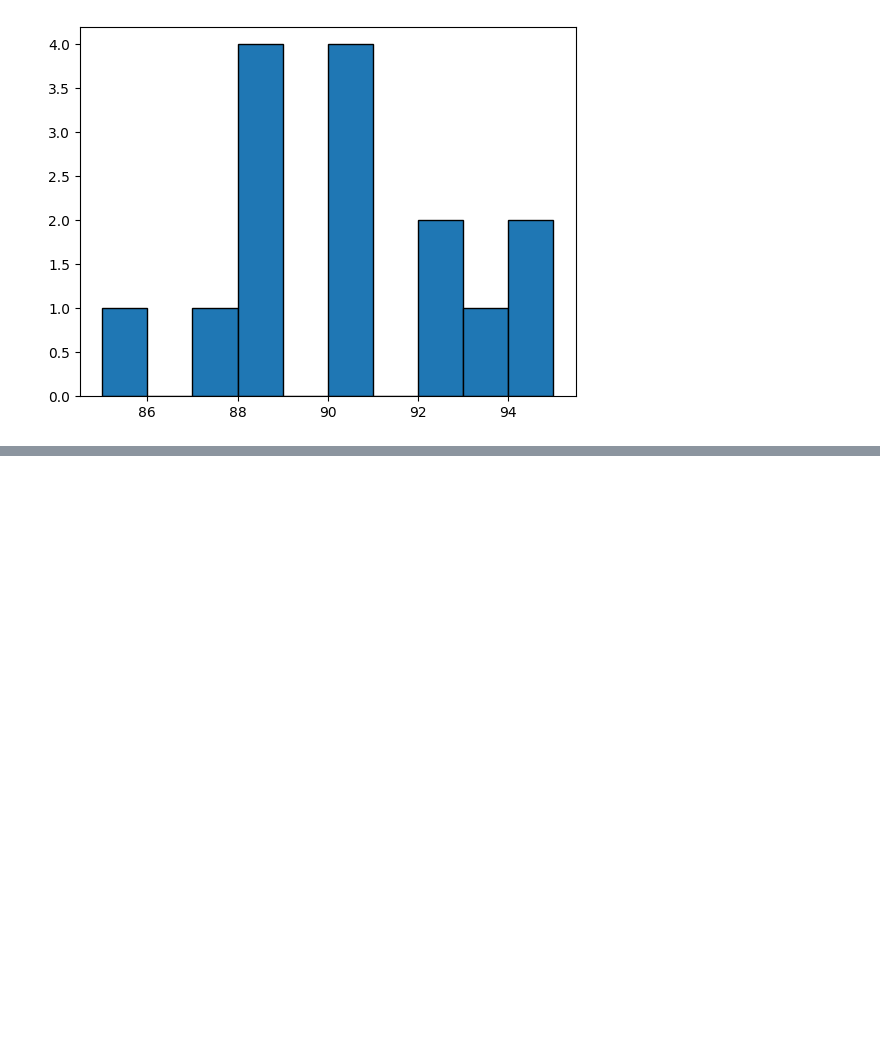
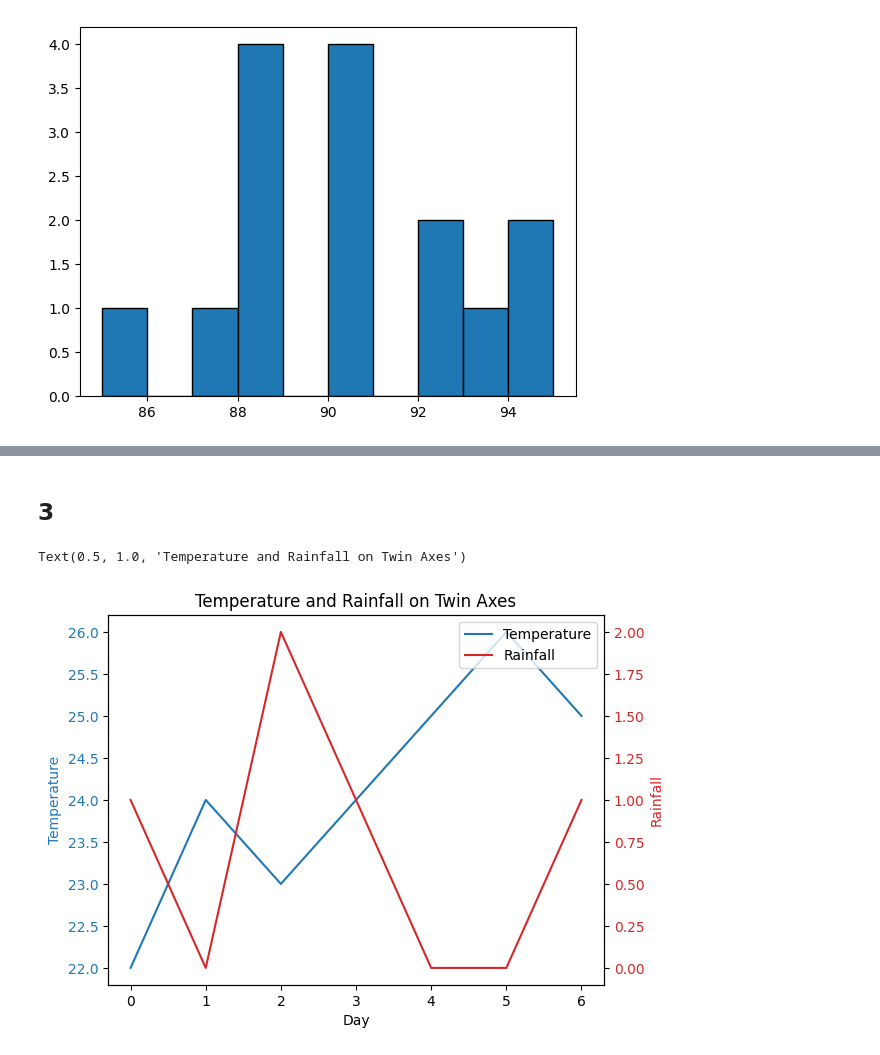
Before and after one commit to danik1341/DI_Python_Bootcamp, a Jupyter notebook: w5d3/ex_XP.ipynb, the cells around one changed output, grey strips where cells are left out. Drawn from its saved outputs; the diff is of its cells as text; code cells hidden in the pictures; blank space fills up the shorter version.

```diff
--- a/w5d3/ex_XP.ipynb
+++ b/w5d3/ex_XP.ipynb
@@ -110,0 +143,32 @@ axes.hist(grades, edgecolor = 'black')
+# %% [markdown]
+## 3
+# %%
+df = pd.DataFrame({
+    'Day': ['Mon', 'Tue', 'Wed', 'Thu', 'Fri', 'Sat', 'Sun'],
+    'Temperature': [22, 24, 23, 24, 25, 26, 25],
+    'Rainfall': [1, 0, 2, 1, 0, 0, 1]
+})
+
+x = np.arange(len(df))
+
+fig, ax1 = plt.subplots()
+
+ax1.plot(x, df['Temperature'], color='tab:blue', label='Temperature')
+ax1.set_xlabel('Day')
+ax1.set_ylabel('Temperature', color='tab:blue')
+ax1.tick_params(axis='y', labelcolor='tab:blue')
+
+ax2 = ax1.twinx()
+
+ax2.plot(x, df['Rainfall'], color='tab:red', label='Rainfall')
+ax2.set_ylabel('Rainfall', color='tab:red')
+ax2.tick_params(axis='y', labelcolor='tab:red')
+
+lines, labels = ax1.get_legend_handles_labels()
+lines2, labels2 = ax2.get_legend_handles_labels()
+ax2.legend(lines + lines2, labels + labels2, loc=0)
+
+plt.title('Temperature and Rainfall on Twin Axes')
+# %% [output]
+Text(0.5, 1.0, 'Temperature and Rainfall on Twin Axes')
+[figure, added]
```
Also changed, not shown: parts of 10 cells of this notebook.
